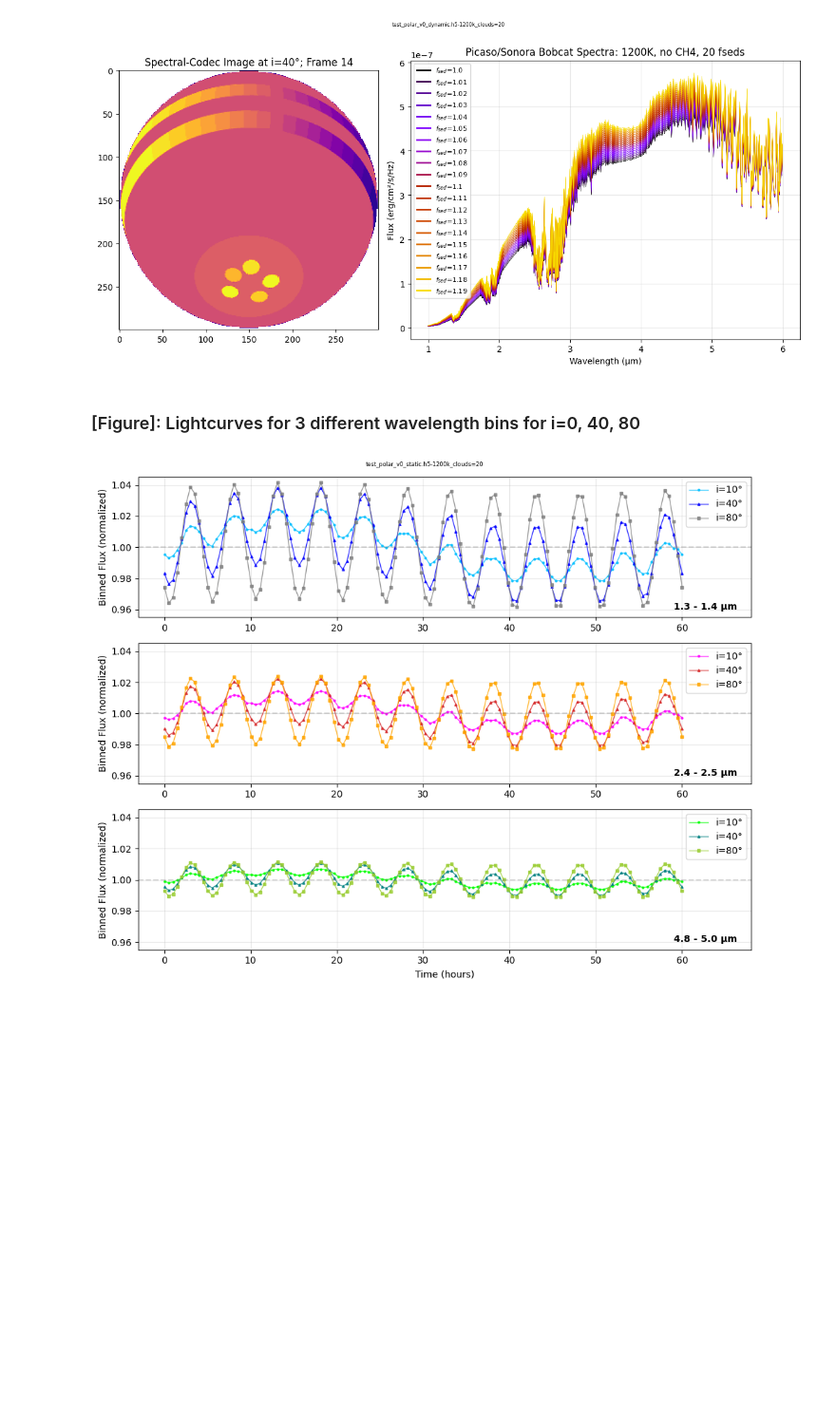
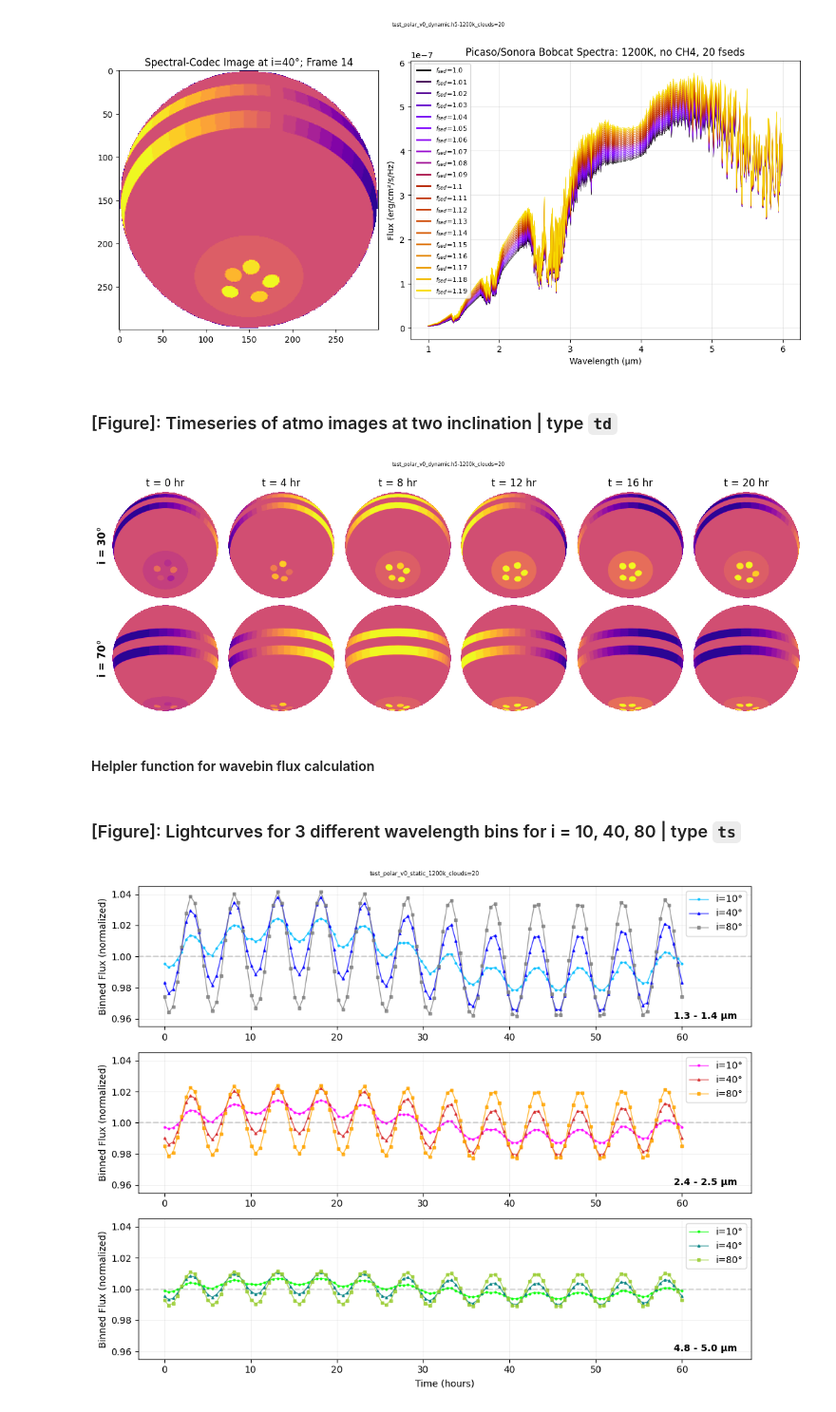
Before and after one commit to fudanguyen/polarVortexJwst, a Jupyter notebook: spec_module/customFigs.ipynb, the cells around one changed output. Shown at 95% size. Saved outputs shown, nothing was run; the diff lists cells and outputs as text; code cells hidden in the pictures; blank space fills up the shorter version.

```diff
--- a/spec_module/customFigs.ipynb
+++ b/spec_module/customFigs.ipynb
@@ -208,3 +214,41 @@ plt.close(fig)
 # %% [output]
 {'0': 0.0031733268239449767, '1': 0.008026650201743176, '2': 0.0058584495211291875, '3': 0.005327168559654236, '4': 0.005700501127177175, '5': 0.006073833694700113, '6': 0.006662550435793978, '7': 0.0 ...
 [figure]
+# %% [markdown]
+### [Figure]: Timeseries of atmo images at two inclination | type `td`
+# %%
+# Plot 2 rows of atmosphere image at two inclinations, each columns at different time
+save = True
+# save = False
+codename = photrunName_td + '-' + default_specConfigName
+
+fig, axes = plt.subplots(2, 6, figsize=(12, 4.5))
+
+if test: fig.suptitle(codename, fontsize=6)
+
+time_indices = [i*8 for i in range(6)]  # select time indices
+shift =[0, 0]
+
+for i, inclin in enumerate(['30', '70']):
+    for j, t_idx in enumerate(time_indices):
+        t_idx += shift[i]
+        ax = axes[i, j]
+        ax.imshow(codecs_td[inclin][t_idx]['composite'], cmap='plasma')
+        ax.set_xticks([])
+        ax.set_yticks([])
+        if i==0: ax.set_title(f't = {time_td[t_idx]:.0f} hr')
+        if j==0: ax.set_ylabel(f'i = {inclin}°', fontsize=12, weight='bold')
+        for spine in ax.spines.values():
+            spine.set_visible(False)
+
+plt.tight_layout()
+handle = f'atmo_images_{codename}.pdf'
+save_path = os.path.join(plotDir, handle)
+if save:
+    plt.savefig(save_path, dpi=300, bbox_inches='tight')
+plt.show()
+plt.close(fig)
+# %% [output]
+[figure, added]
+# %% [markdown]
+#### Helpler function for wavebin flux calculation
@@ -211,5 +268,5 @@ plt.close(fig)
 # %% [markdown]
-### [Figure]: Lightcurves for 3 different wavelength bins for i=0, 40, 80
+### [Figure]: Lightcurves for 3 different wavelength bins for i = 10, 40, 80 | type `ts`
 # %%
 save = True
 # save = False
```
Also changed, not shown: parts of 13 cells of this notebook, 7 other files.
